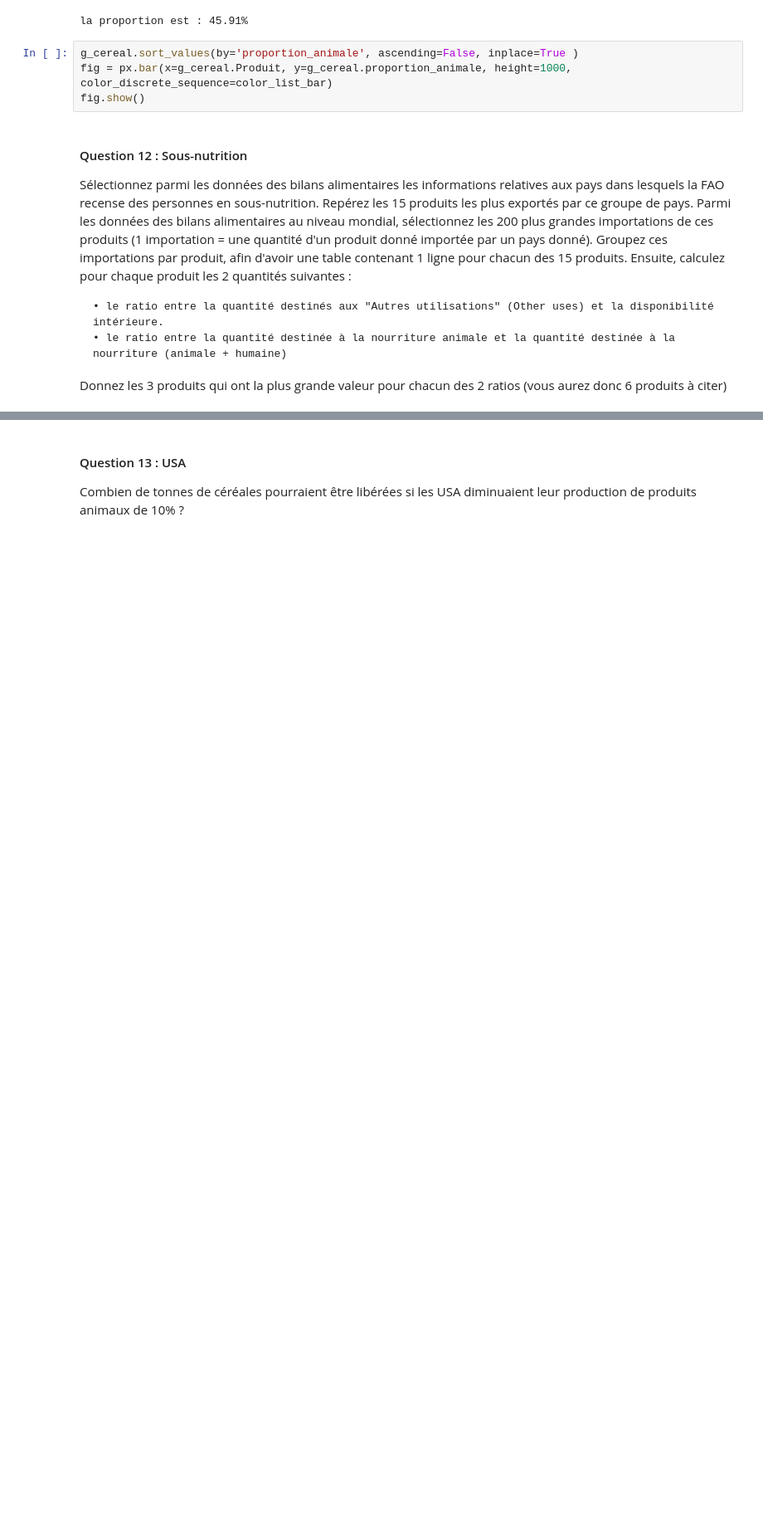
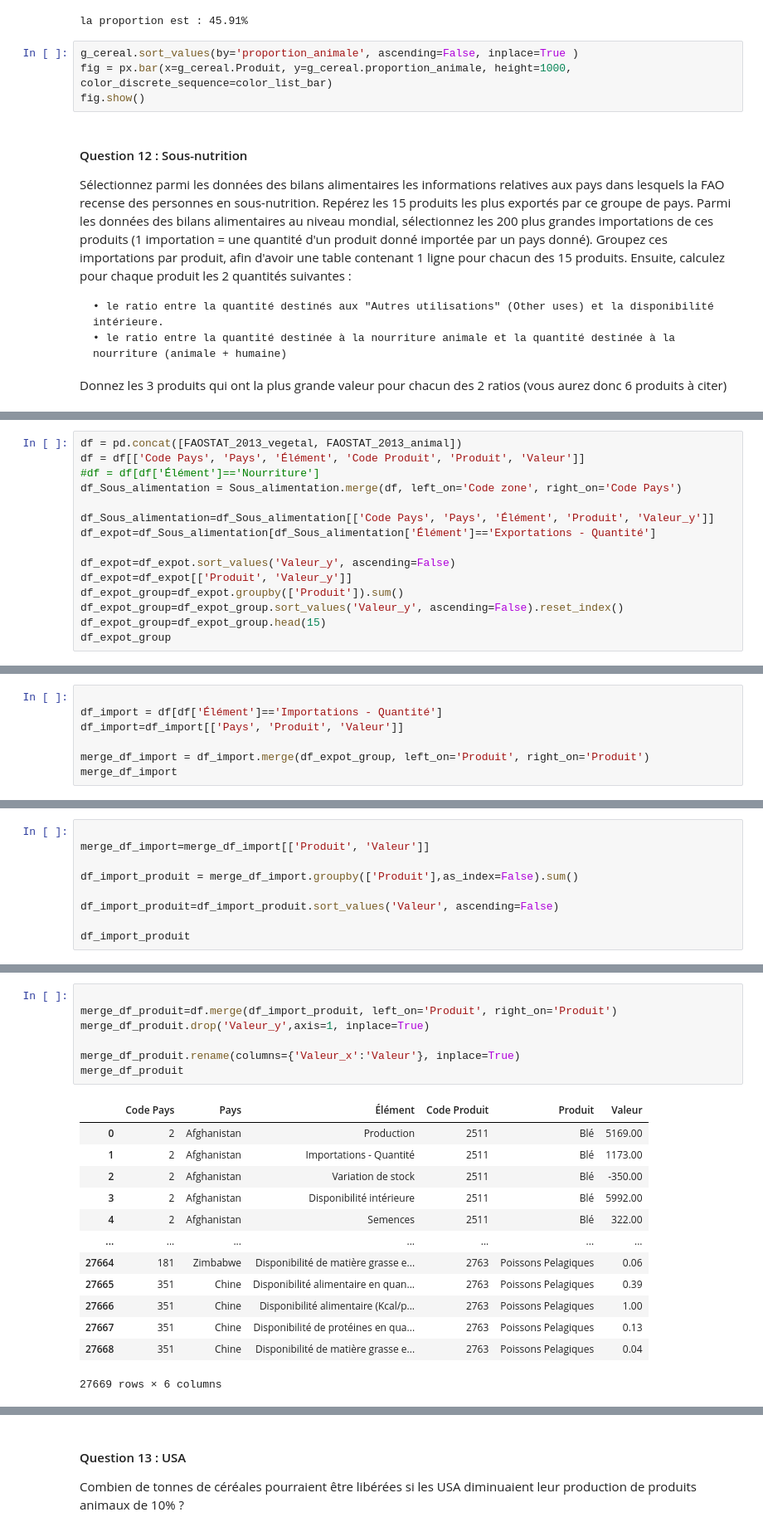
Before and after one commit to data-IA-2023/Groupe-3, a Jupyter notebook: briefs181223.ipynb, the cells around one changed output, grey strips where cells are left out. Shown at 83% size. Saved outputs shown, nothing was run; the diff lists cells and outputs as text; blank space fills up the shorter version.

```diff
--- a/briefs181223.ipynb
+++ b/briefs181223.ipynb
@@ -875,0 +886,15 @@ Donnez les 3 produits qui ont la plus grande valeur pour chacun des 2 ratios (vo
+# %%
+df = pd.concat([FAOSTAT_2013_vegetal, FAOSTAT_2013_animal])
+df = df[['Code Pays', 'Pays', 'Élément', 'Code Produit', 'Produit', 'Valeur']]
+#df = df[df['Élément']=='Nourriture']
+df_Sous_alimentation = Sous_alimentation.merge(df, left_on='Code zone', right_on='Code Pays')
+
+df_Sous_alimentation=df_Sous_alimentation[['Code Pays', 'Pays', 'Élément', 'Produit', 'Valeur_y']]
+df_expot=df_Sous_alimentation[df_Sous_alimentation['Élément']=='Exportations - Quantité']
+
+df_expot=df_expot.sort_values('Valeur_y', ascending=False)
+df_expot=df_expot[['Produit', 'Valeur_y']]
+df_expot_group=df_expot.groupby(['Produit']).sum()
+df_expot_group=df_expot_group.sort_values('Valeur_y', ascending=False).reset_index()
+df_expot_group=df_expot_group.head(15)
+df_expot_group
@@ -875,0 +918,7 @@ Donnez les 3 produits qui ont la plus grande valeur pour chacun des 2 ratios (vo
+# %%
+
+df_import = df[df['Élément']=='Importations - Quantité']
+df_import=df_import[['Pays', 'Produit', 'Valeur']]
+
+merge_df_import = df_import.merge(df_expot_group, left_on='Produit', right_on='Produit')
+merge_df_import
@@ -875,0 +965,9 @@ Donnez les 3 produits qui ont la plus grande valeur pour chacun des 2 ratios (vo
+# %%
+
+merge_df_import=merge_df_import[['Produit', 'Valeur']]
+
+df_import_produit = merge_df_import.groupby(['Produit'],as_index=False).sum()
+
+df_import_produit=df_import_produit.sort_values('Valeur', ascending=False)
+
+df_import_produit
@@ -875,0 +991,21 @@ Donnez les 3 produits qui ont la plus grande valeur pour chacun des 2 ratios (vo
+# %%
+
+merge_df_produit=df.merge(df_import_produit, left_on='Produit', right_on='Produit')
+merge_df_produit.drop('Valeur_y',axis=1, inplace=True)
+
+merge_df_produit.rename(columns={'Valeur_x':'Valeur'}, inplace=True)
+merge_df_produit
+# %% [output]
+|  | Code Pays | Pays | Élément | Code Produit | Produit | Valeur |
+| 0 | 2 | Afghanistan | Production | 2511 | Blé | 5169.00 |
+| 1 | 2 | Afghanistan | Importations - Quantité | 2511 | Blé | 1173.00 |
+| 2 | 2 | Afghanistan | Variation de stock | 2511 | Blé | -350.00 |
+| 3 | 2 | Afghanistan | Disponibilité intérieure | 2511 | Blé | 5992.00 |
+| 4 | 2 | Afghanistan | Semences | 2511 | Blé | 322.00 |
+| ... | ... | ... | ... | ... | ... | ... |
+| 27664 | 181 | Zimbabwe | Disponibilité de matière grasse e... | 2763 | Poissons Pelagiques | 0.06 |
+| 27665 | 351 | Chine | Disponibilité alimentaire en quan... | 2763 | Poissons Pelagiques | 0.39 |
+| 27666 | 351 | Chine | Disponibilité alimentaire (Kcal/p... | 2763 | Poissons Pelagiques | 1.00 |
+| 27667 | 351 | Chine | Disponibilité de protéines en qua... | 2763 | Poissons Pelagiques | 0.13 |
+| 27668 | 351 | Chine | Disponibilité de matière grasse e... | 2763 | Poissons Pelagiques | 0.04 |
+27669 rows × 6 columns
```
Also changed, not shown: parts of 9 cells of this notebook.
